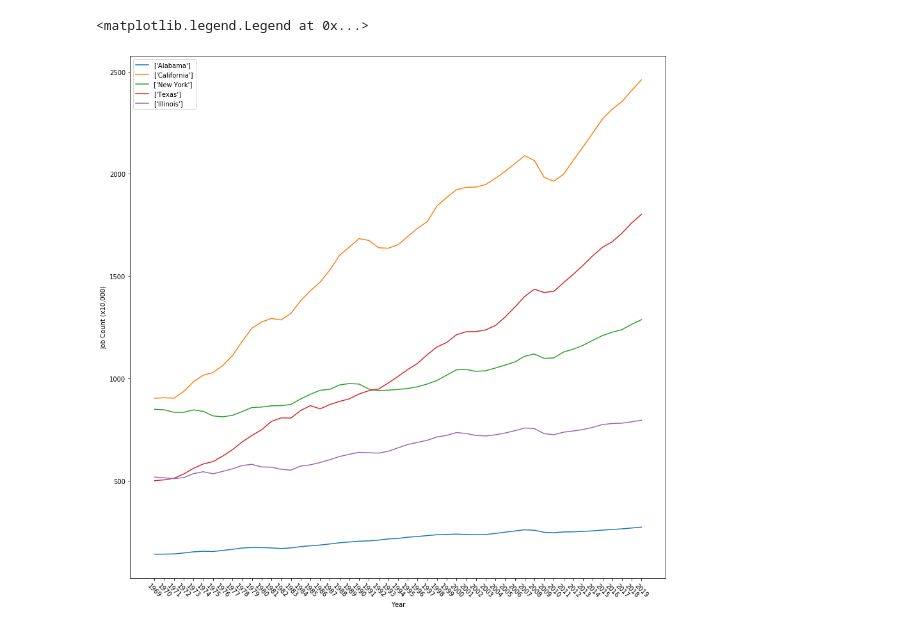
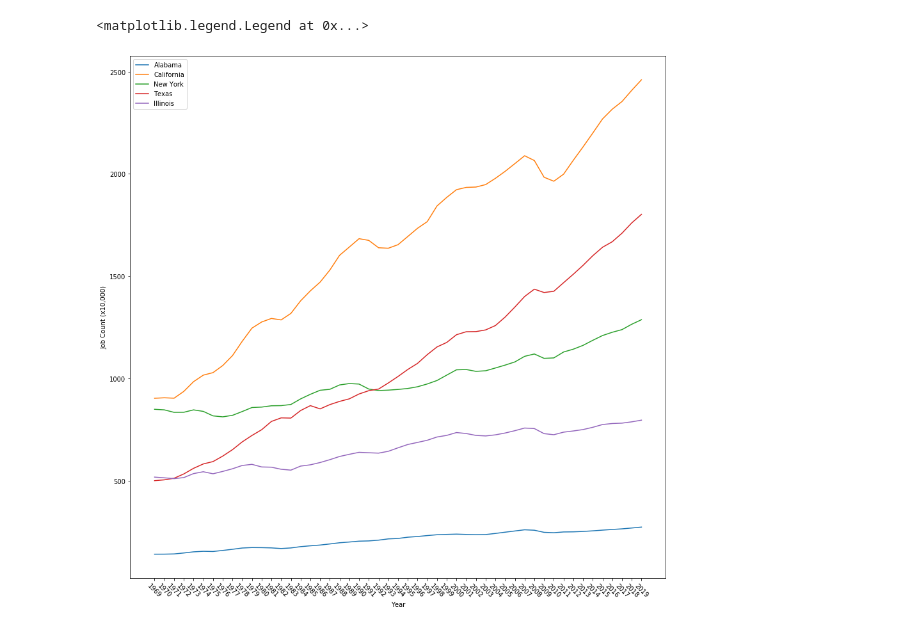
Before and after one commit to devindubin/ProjectOne, a Jupyter notebook: devin_Resources/Newest_Ind_Emp.ipynb, the cells around one changed output. Drawn from its saved outputs; the diff is of its cells as text; code cells hidden in the pictures.

```diff
--- a/devin_Resources/Newest_Ind_Emp.ipynb
+++ b/devin_Resources/Newest_Ind_Emp.ipynb
@@ -137,20 +137,20 @@ ny_test = (NewYork_ex[NewYork_ex['Description'] == 'Total employment (number of
 # %%
 #job totals per state over time
 fig, ax = plt.subplots(figsize = (15,15))
 names = []
 for state in state_list:
-    names.append(state.GeoName.unique())
+    names.append(state.GeoName.unique()[0])
 
     emp_df = state[state['Description'] == 'Total employment (number of jobs)'].stack().reset_index()[['level_1',0]].loc[lambda x: x.index > 6].astype(int)
     ax.plot(emp_df['level_1'],(emp_df[0]/10000))
 ax.tick_params(axis = 'x',labelrotation=-45)
 ax.set_xticks(range(1969,2020))
 ax.set_xlabel('Year')
 ax.set_ylabel('Job Count (x10,000)')
 ax.legend(names)
 # %% [output]
 <matplotlib.legend.Legend at 0x...>
-[figure, old version]
+[figure, new version]
 # %%
 #creates minimum wage df for the select states; specifically set wages changes for each year
 state_mw = pd.read_csv('StateMinimumWage_Changes.csv')
```
Also changed, not shown: parts of 8 cells of this notebook.
